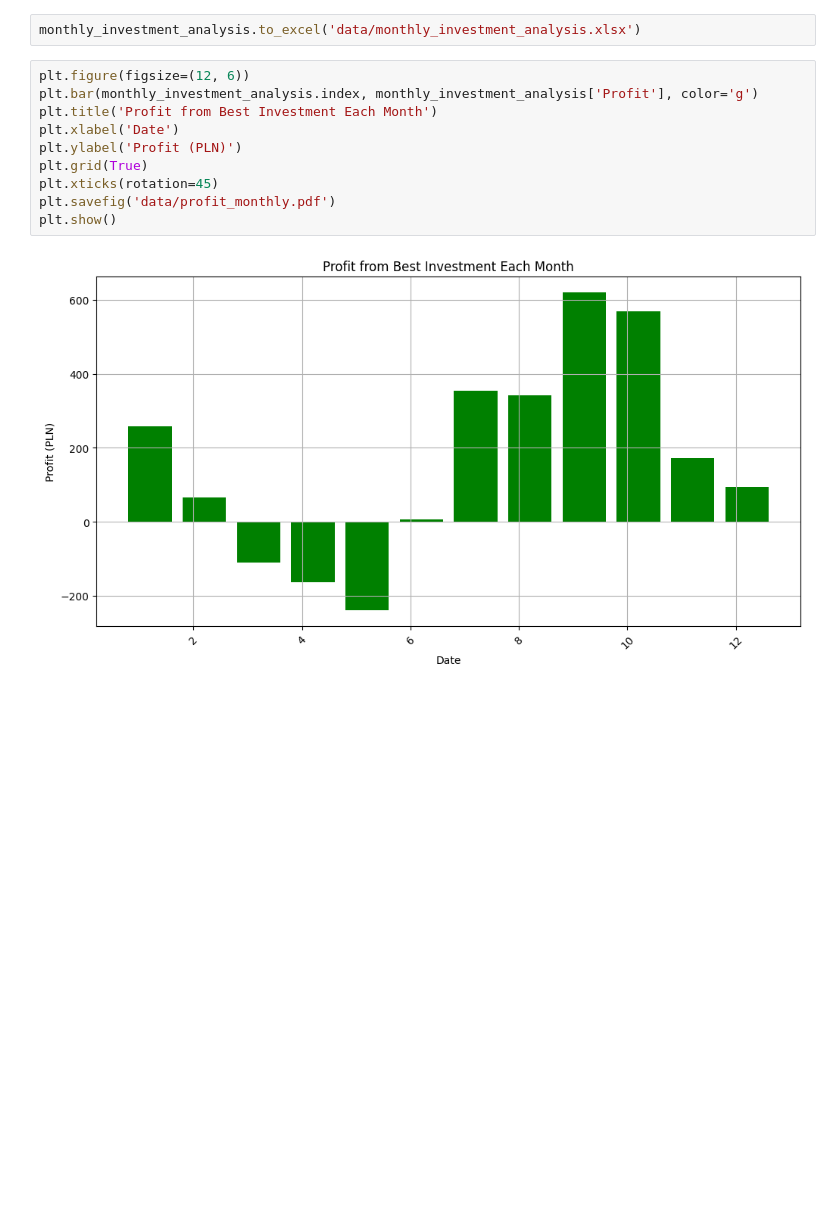
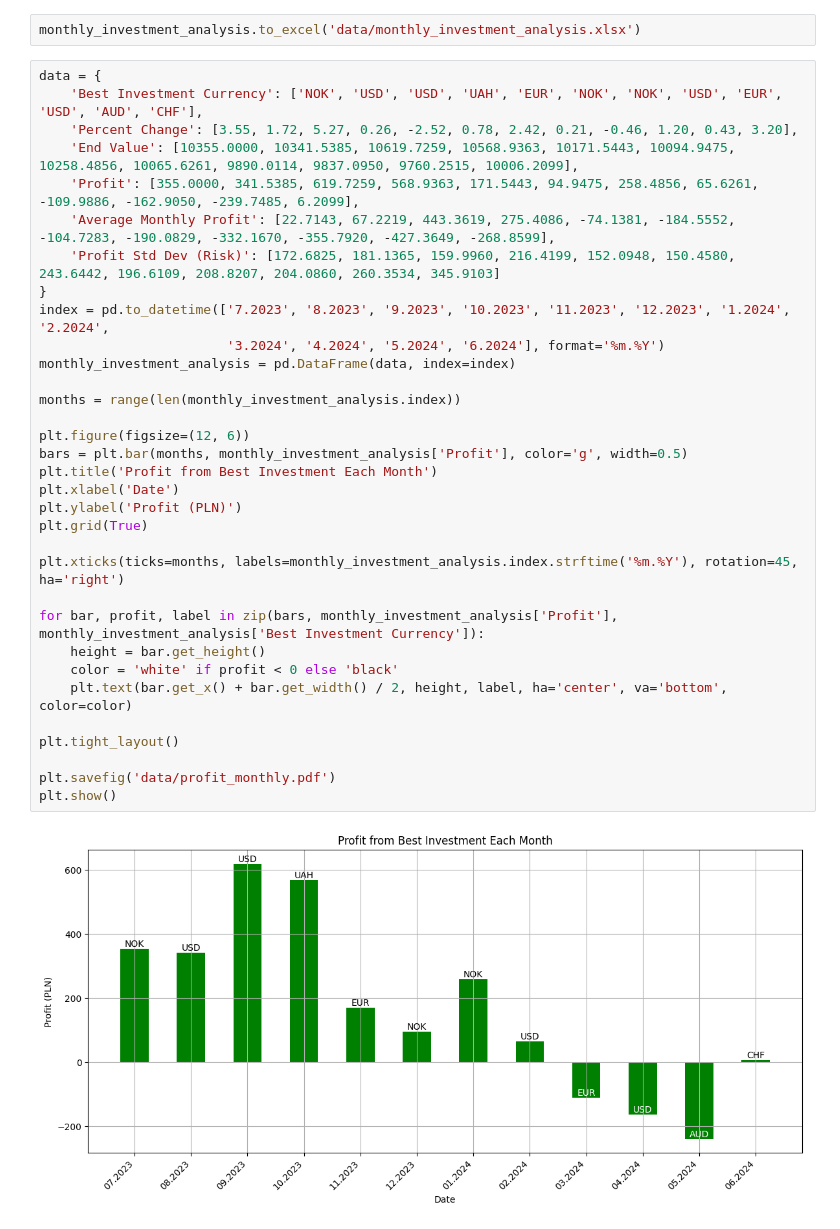
Before and after one commit to jsadlowska/pandas_currencies, a Jupyter notebook: 3_Examples_of_investments.ipynb, the cells around one changed output. Cells and saved outputs as stored; diff of their text form; blank space fills up the shorter version.

```diff
--- a/3_Examples_of_investments.ipynb
+++ b/3_Examples_of_investments.ipynb
@@ -242,14 +243,37 @@ monthly_investment_analysis
 # %%
 monthly_investment_analysis.to_excel('data/monthly_investment_analysis.xlsx')
 # %%
+data = {
+    'Best Investment Currency': ['NOK', 'USD', 'USD', 'UAH', 'EUR', 'NOK', 'NOK', 'USD', 'EUR', 'USD', 'AUD', 'CHF'],
+    'Percent Change': [3.55, 1.72, 5.27, 0.26, -2.52, 0.78, 2.42, 0.21, -0.46, 1.20, 0.43, 3.20],
+    'End Value': [10355.0000, 10341.5385, 10619.7259, 10568.9363, 10171.5443, 10094.9475, 10258.4856, 10065.6261, 9890.0114, 9837.0950, 9760.2515, 10006.2099],
+    'Profit': [355.0000, 341.5385, 619.7259, 568.9363, 171.5443, 94.9475, 258.4856, 65.6261, -109.9886, -162.9050, -239.7485, 6.2099],
+    'Average Monthly Profit': [22.7143, 67.2219, 443.3619, 275.4086, -74.1381, -184.5552, -104.7283, -190.0829, -332.1670, -355.7920, -427.3649, -268.8599],
+    'Profit Std Dev (Risk)': [172.6825, 181.1365, 159.9960, 216.4199, 152.0948, 150.4580, 243.6442, 196.6109, 208.8207, 204.0860, 260.3534, 345.9103]
+}
+index = pd.to_datetime(['7.2023', '8.2023', '9.2023', '10.2023', '11.2023', '12.2023', '1.2024', '2.2024',
+                        '3.2024', '4.2024', '5.2024', '6.2024'], format='%m.%Y')
+monthly_investment_analysis = pd.DataFrame(data, index=index)
+
+months = range(len(monthly_investment_analysis.index))
+
 plt.figure(figsize=(12, 6))
-plt.bar(monthly_investment_analysis.index, monthly_investment_analysis['Profit'], color='g')
+bars = plt.bar(months, monthly_investment_analysis['Profit'], color='g', width=0.5)
 plt.title('Profit from Best Investment Each Month')
 plt.xlabel('Date')
 plt.ylabel('Profit (PLN)')
 plt.grid(True)
-plt.xticks(rotation=45)
+
+plt.xticks(ticks=months, labels=monthly_investment_analysis.index.strftime('%m.%Y'), rotation=45, ha='right')
+
+for bar, profit, label in zip(bars, monthly_investment_analysis['Profit'], monthly_investment_analysis['Best Investment Currency']):
+    height = bar.get_height()
+    color = 'white' if profit < 0 else 'black'
+    plt.text(bar.get_x() + bar.get_width() / 2, height, label, ha='center', va='bottom', color=color)
+
+plt.tight_layout()
+
 plt.savefig('data/profit_monthly.pdf')
 plt.show()
 # %% [output]
-[figure, old version]
+[figure, new version]
```
Also changed, not shown: parts of 4 cells of this notebook, 7 other files.
